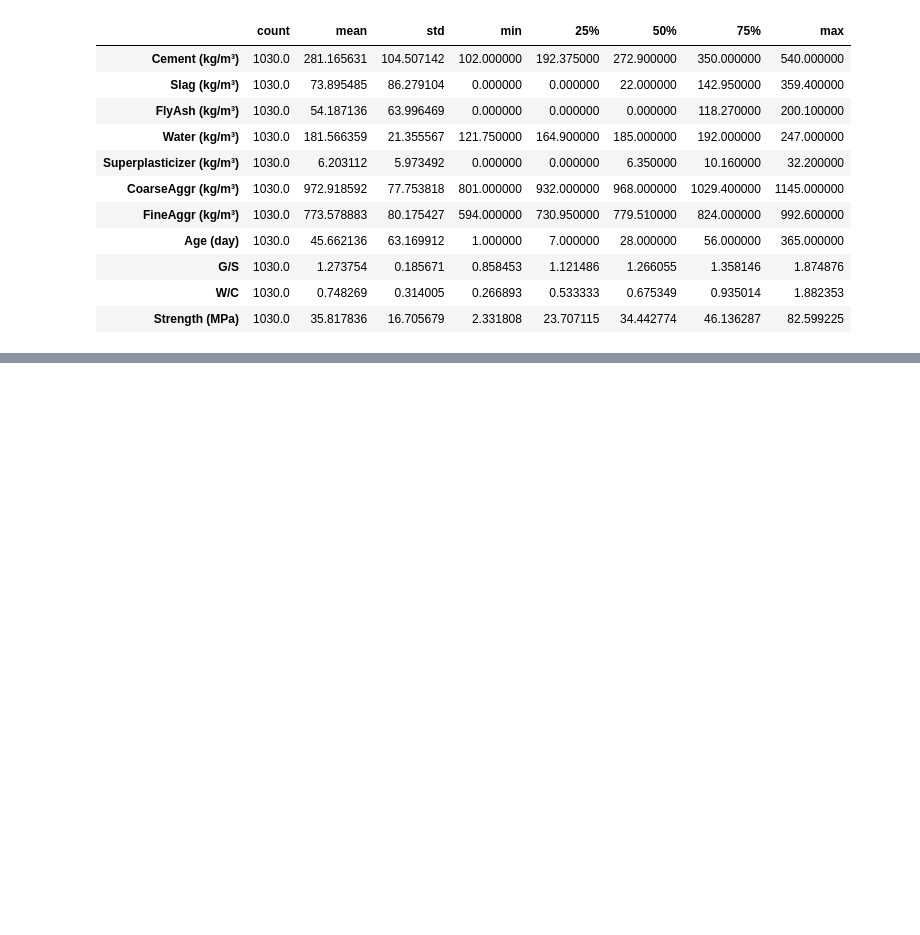
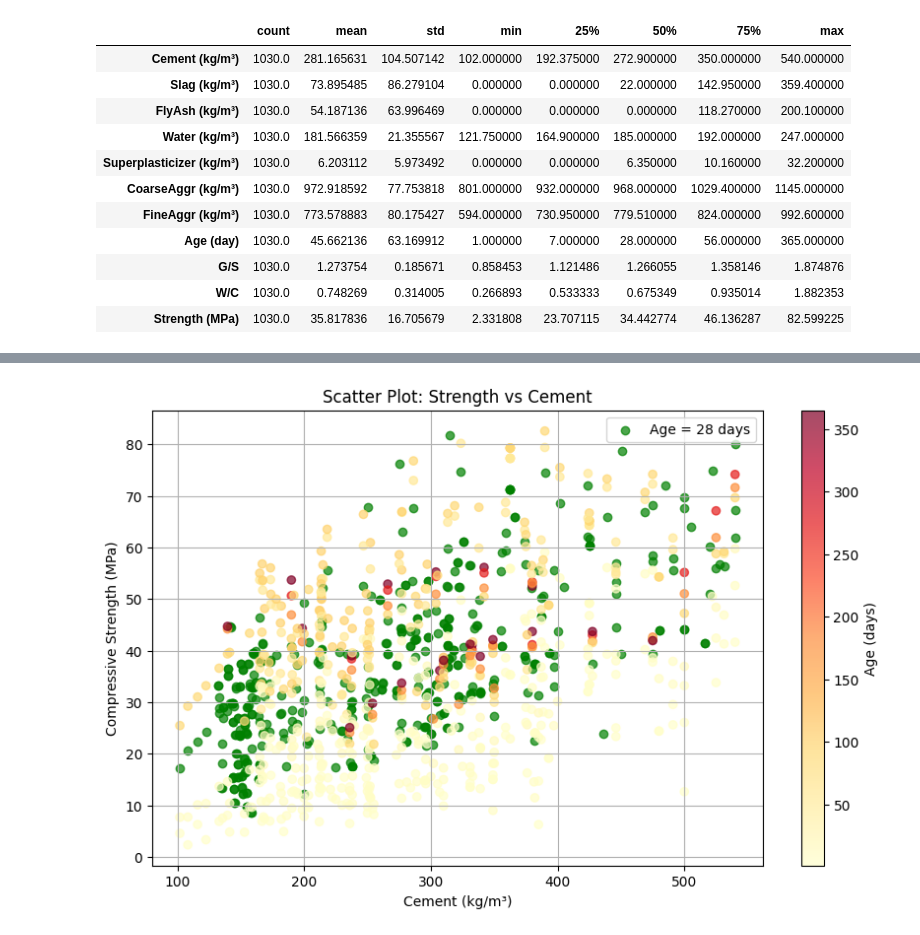
Before and after one commit to younesA99/svm, a Jupyter notebook: Article.ipynb, the cells around one changed output, grey strips where cells are left out. Saved outputs shown, nothing was run; the diff lists cells and outputs as text; code cells hidden in the pictures; blank space fills up the shorter version.

```diff
--- a/Article.ipynb
+++ b/Article.ipynb
@@ -191,0 +227,26 @@ data.describe().T
+# %%
+# Définir l'âge spécial pour la différenciation
+special_age = 28
+
+# Tracer le nuage de points avec des couleurs différentes pour l'âge spécial et les autres âges
+plt.figure(figsize=(10, 6))
+
+# Tracé pour l'âge 28 (en vert)
+subset_special = data[data['Age (day)'] == special_age]
+plt.scatter(subset_special['Cement (kg/m³)'], subset_special['Strength (MPa)'],
+            label=f'Age = {special_age} days', alpha=0.7, color='green')
+
+# Tracé pour les autres âges (heatmap avec l'âge comme couleur démarrant par le jaune foncé)
+other_ages = data[data['Age (day)'] != special_age]
+plt.scatter(other_ages['Cement (kg/m³)'], other_ages['Strength (MPa)'],
+            c=other_ages['Age (day)'], cmap='YlOrRd', alpha=0.7)
+
+plt.title('Scatter Plot: Strength vs Cement')
+plt.xlabel('Cement (kg/m³)')
+plt.ylabel('Compressive Strength (MPa)')
+plt.legend()
+plt.grid(True)
+plt.colorbar(label='Age (days)', orientation='vertical')
+plt.show()
+# %% [output]
+[figure, added]
```
Also changed, not shown: parts of 12 cells of this notebook.
